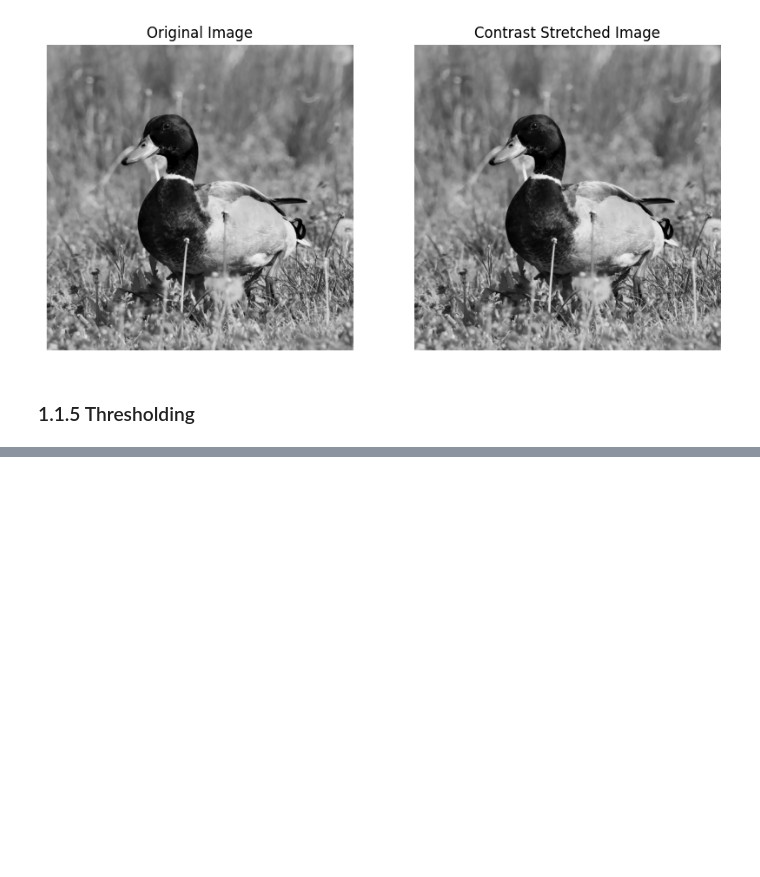
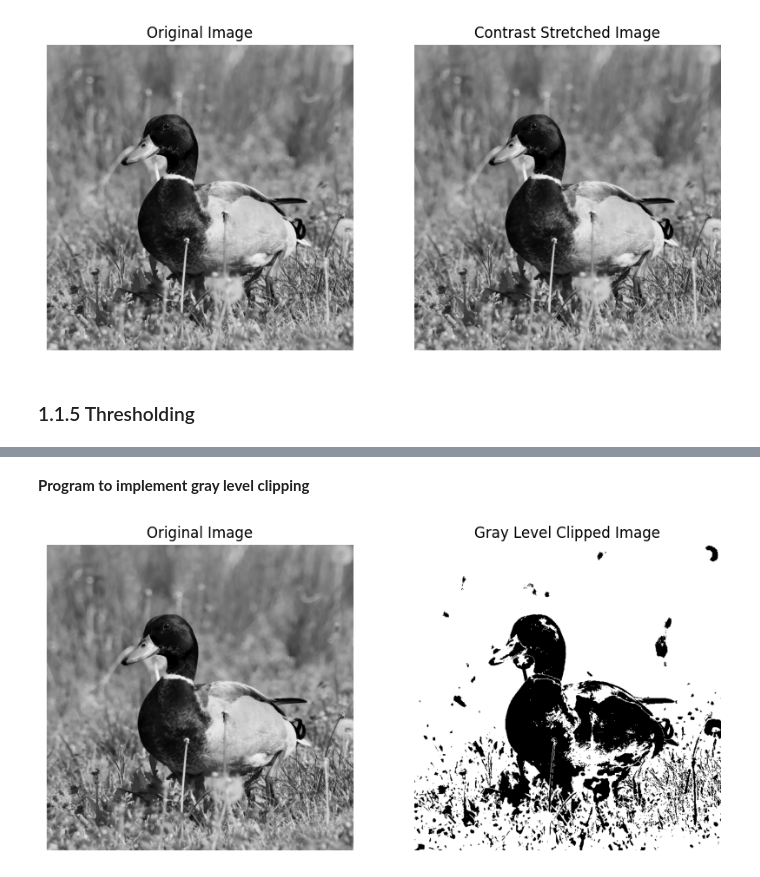
Before and after one commit to Pranish03/image-processing-opencv, a Jupyter notebook: 01_spatial_domain.ipynb, the cells around one changed output, grey strips where cells are left out. Saved outputs shown, nothing was run; the diff lists cells and outputs as text; code cells hidden in the pictures; blank space fills up the shorter version.

Commit message:
Implement and finish clipping

```diff
--- a/01_spatial_domain.ipynb
+++ b/01_spatial_domain.ipynb
@@ -207,0 +224,24 @@ plt.show()
+# %% [markdown]
+**Program to implement gray level clipping**
+# %%
+A = 80
+B = 180
+
+clipped = np.where((img >= A) & (img <= B), 255, 0)
+clipped = np.uint8(clipped)
+# %%
+plt.figure(figsize=(10, 5))
+
+plt.subplot(1, 2, 1)
+plt.title("Original Image")
+plt.imshow(img, cmap="gray")
+plt.axis("off")
+
+plt.subplot(1, 2, 2)
+plt.title("Gray Level Clipped Image")
+plt.imshow(clipped, cmap="gray")
+plt.axis("off")
+
+plt.show()
+# %% [output]
+[figure, added]
```
Also changed, not shown: parts of 5 cells of this notebook.
